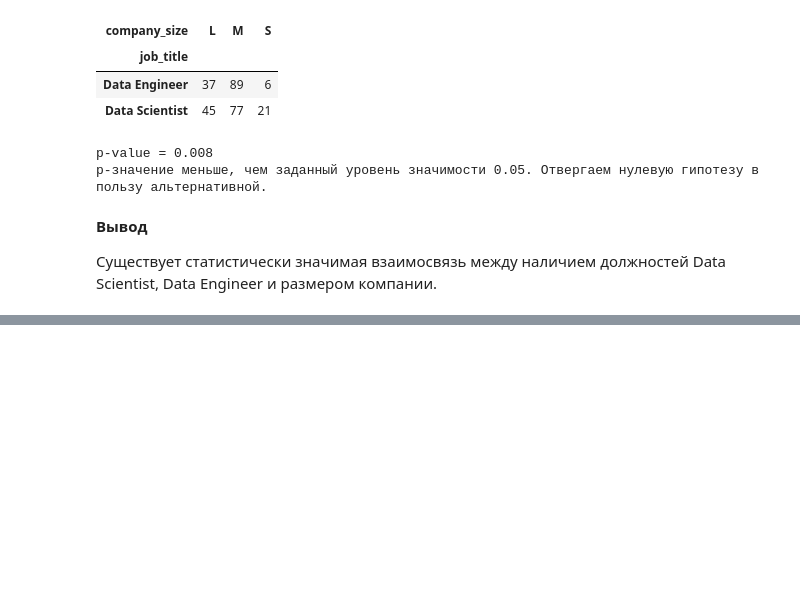
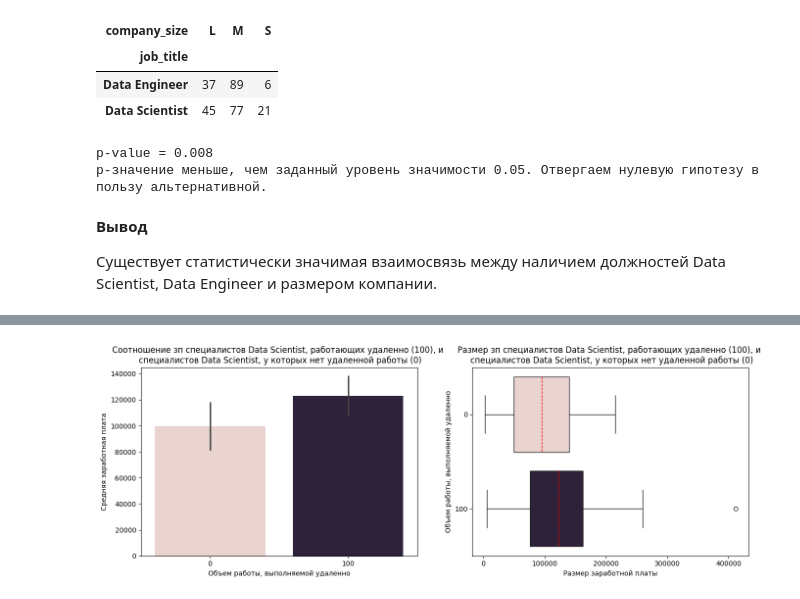
Before and after one commit to LNarnia/new_DS, a Jupyter notebook: Skillfactory/EDA_4/Исследование_данных_HR_агенства.ipynb, the cells around one changed output, grey strips where cells are left out. Cells and saved outputs as stored; diff of their text form; code cells hidden in the pictures; blank space fills up the shorter version.

```diff
--- a/Skillfactory/EDA_4/Исследование_данных_HR_агенства.ipynb
+++ b/Skillfactory/EDA_4/Исследование_данных_HR_агенства.ipynb
@@ -1711,0 +1811,36 @@ p-значение меньше, чем заданный уровень знач
+# %%
+# фильтруем данные по объему выполняемой работы и создаем датасет с отфильтрованными данными для построения визуализаций
+data_sc_r0 =data_sc[data_sc['remote_ratio'] == 0]
+data_sc_r100 =data_sc[data_sc['remote_ratio'] == 100]
+data_sc_rr = pd.concat([data_sc_r0, data_sc_r100], ignore_index = True)
+# %%
+fig, axes = plt.subplots(1, 2, figsize=(16, 5))
+
+# Строим столбчатую диаграмму для визуализации размера средней заработной платы в зависимости от объема работы, выполняемой удаленно, у специалистов DS
+sns.barplot(
+            data_sc_rr,
+            x='remote_ratio',
+            y='salary_in_usd',
+            hue='remote_ratio',
+            legend=False,
+            ax=axes[0]
+            )
+axes[0].set(xlabel='Объем работы, выполняемой удаленно', ylabel='Средняя заработная плата')
+axes[0].set_title('Соотношение зп специалистов Data Scientist, работающих удаленно (100), и \n специалистов Data Scientist, у которых нет удаленной работы (0)')
+
+# Строим коробчатую диаграмму для визуализации размера заработной платы в зависимости от объема работы, выполняемой удаленно, у специалистов DS
+sns.boxplot(
+            data_sc_rr,
+            x='salary_in_usd',
+            y='remote_ratio',
+            orient='h',
+            hue='remote_ratio',
+            legend=False,
+            medianprops={"color": "red", "linestyle": '--'}
+            )
+axes[1].set(xlabel='Размер заработной платы', ylabel='Объем работы, выполняемой удаленно')
+axes[1].set_title('Размер зп специалистов Data Scientist, работающих удаленно (100), и \n специалистов Data Scientist, у которых нет удаленной работы (0)')
+
+plt.show()
+# %% [output]
+[figure, added]
```
Also changed, not shown: parts of 36 cells of this notebook.
